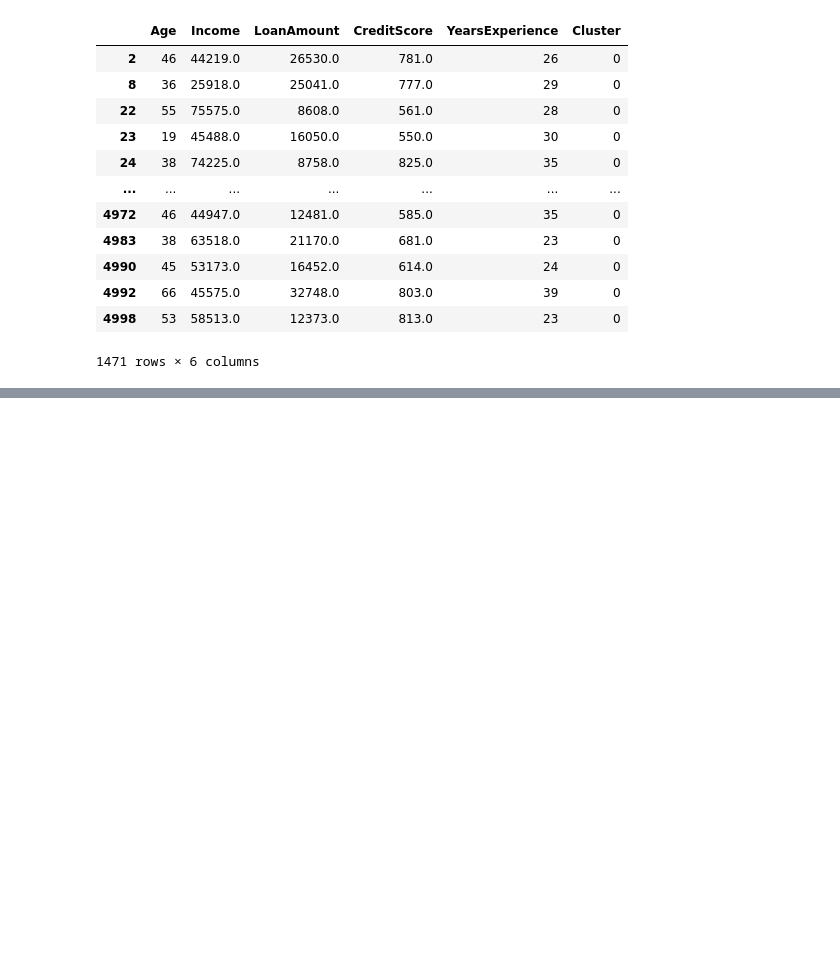
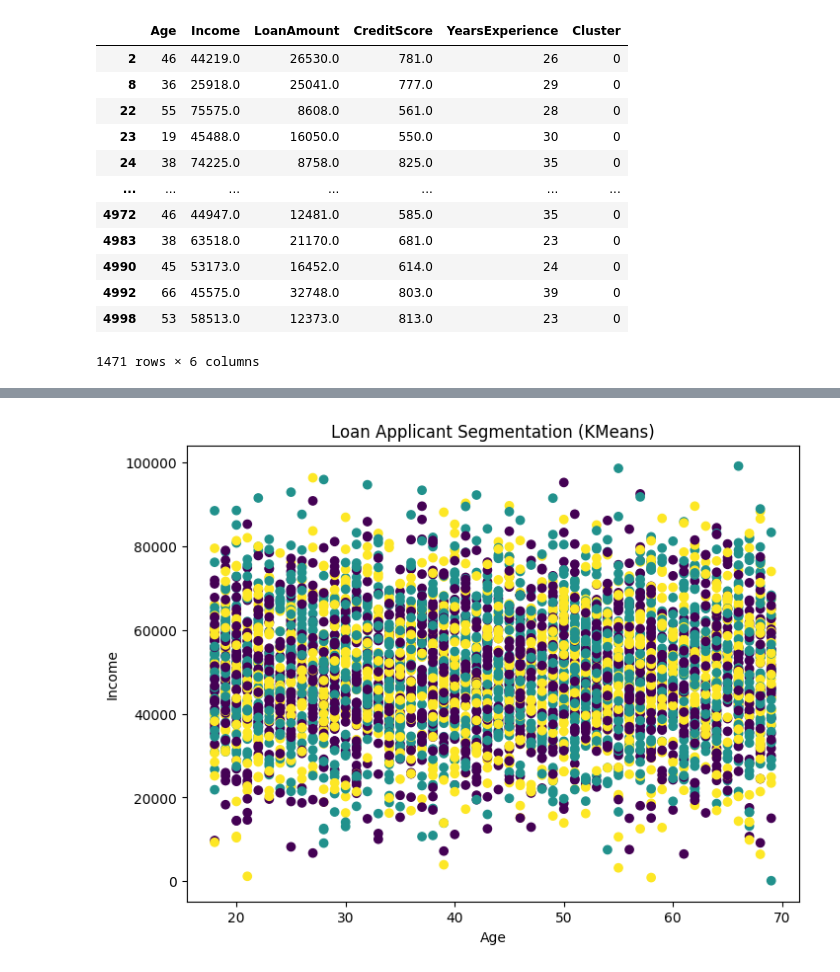
Before and after one commit to Akakiusz/machine-learning-algorithms, a Jupyter notebook: Nootebooks/01_loan_predictions.ipynb, the cells around one changed output, grey strips where cells are left out. Saved outputs shown, nothing was run; the diff lists cells and outputs as text; code cells hidden in the pictures; blank space fills up the shorter version.

Commit message:
Update 01_loan_predictions.ipynb
clusters visualisation

```diff
--- a/Nootebooks/01_loan_predictions.ipynb
+++ b/Nootebooks/01_loan_predictions.ipynb
@@ -218,0 +217,16 @@ cluster_data[ cluster_data["Cluster"] == 3].describe()
+# %%
+# KMeans Cluster Visualization
+plt.figure(figsize=(8, 6))
+
+plt.scatter(
+    x=cluster_data["Age"],
+    y=cluster_data["Income"],
+    c=cluster_data["Cluster"]
+)
+
+plt.xlabel("Age")
+plt.ylabel("Income")
+plt.title("Loan Applicant Segmentation (KMeans)")
+plt.show()
+# %% [output]
+[figure, added]
```
Also changed, not shown: parts of 5 cells of this notebook.
